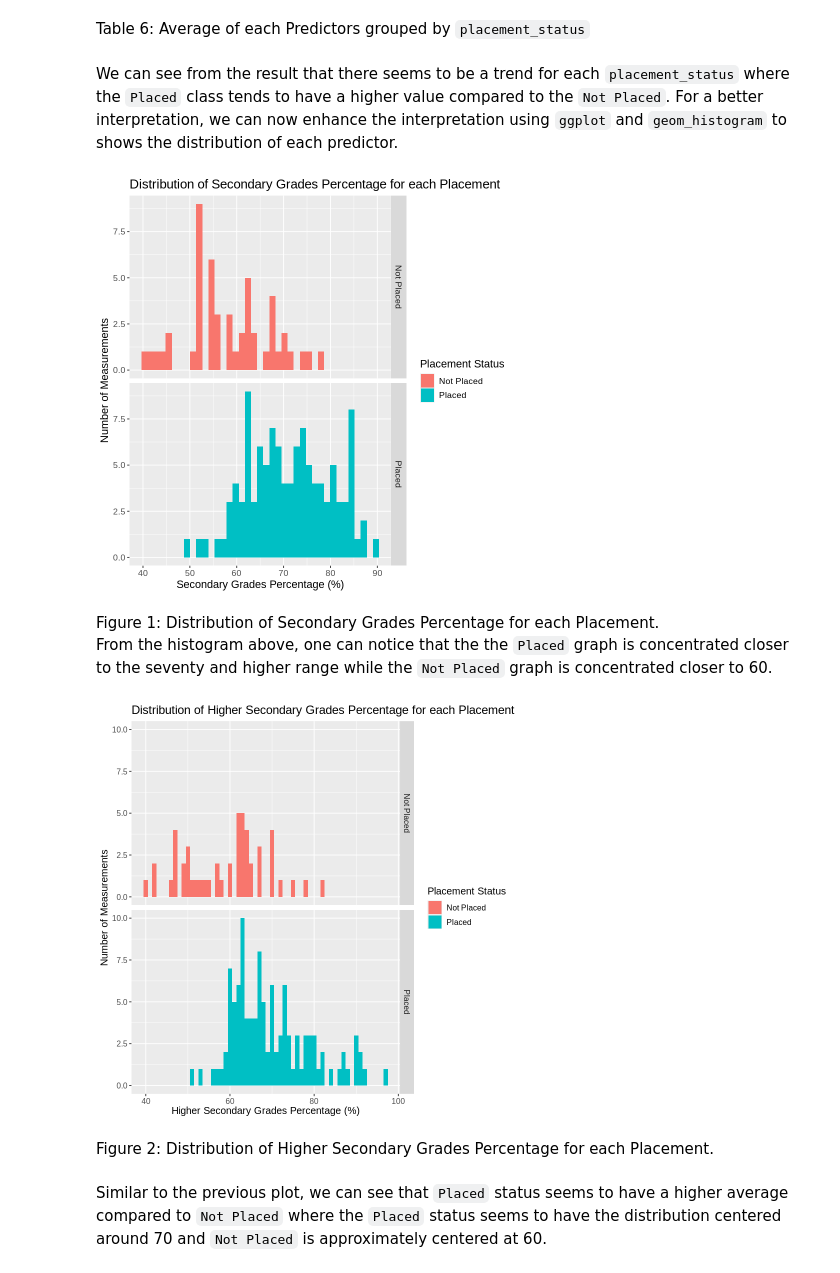
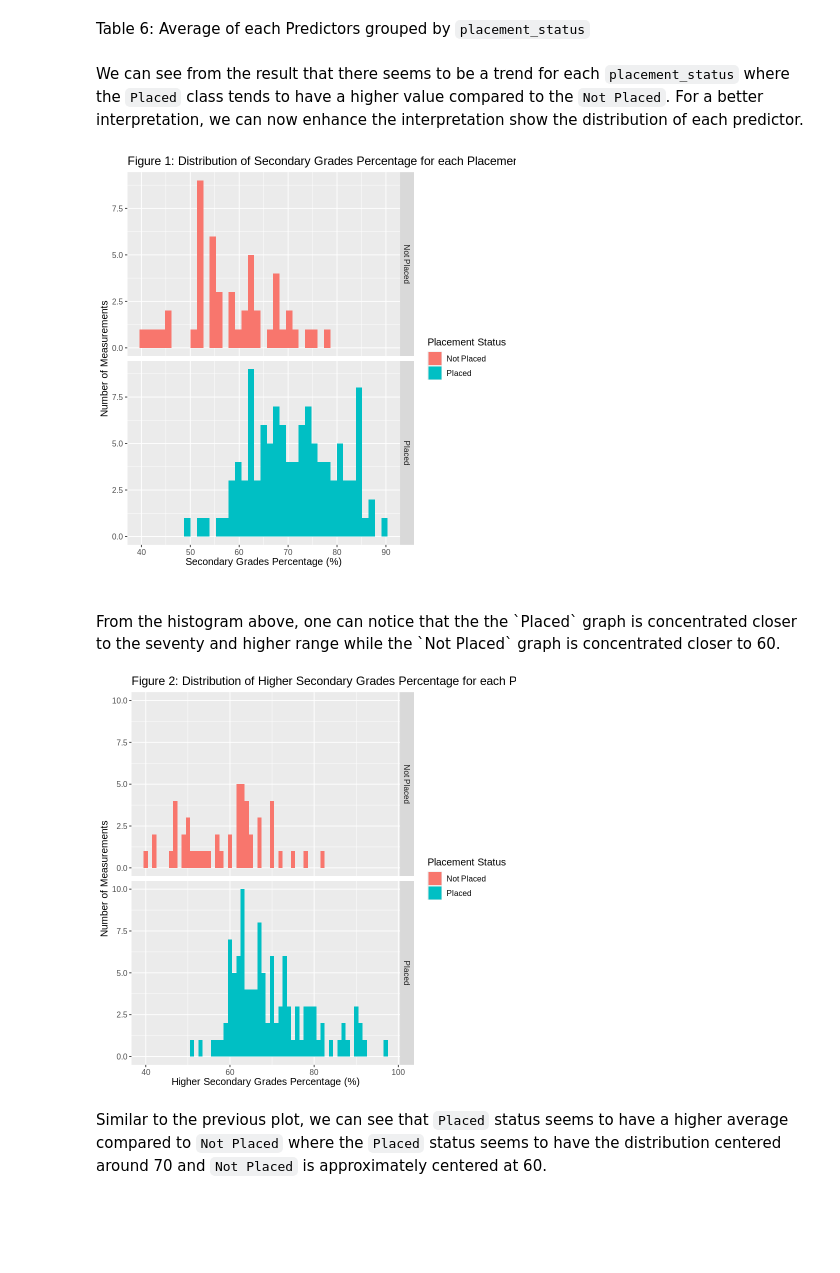
Before and after one commit to Chuewy/DSCI100-27, a Jupyter notebook: Project Report.ipynb, the cells around one changed output. Saved outputs shown, nothing was run; the diff lists cells and outputs as text; code cells hidden in the pictures; blank space fills up the shorter version.

```diff
--- a/Project Report.ipynb
+++ b/Project Report.ipynb
@@ -214,22 +214,22 @@ A tibble: 2 × 6
 # %% [markdown]
 Table 6: Average of each Predictors grouped by `placement_status`
 # %% [markdown]
-We can see from the result that there seems to be a trend for each `placement_status` where the `Placed` class tends to have a higher value compared to the `Not Placed`. For a better interpretation, we can now enhance the interpretation using `ggplot` and `geom_histogram` to shows the distribution of each predictor.
+We can see from the result that there seems to be a trend for each `placement_status` where the `Placed` class tends to have a higher value compared to the `Not Placed`. For a better interpretation, we can now enhance the interpretation show the distribution of each predictor.
 # %%
 sec_grade_plot <- training_data |>
                    ggplot(aes(x = sec_grade_percent, fill = placement_status)) +
                    geom_histogram(bins = 30, binwidth = 1.3) +
                    facet_grid(rows = vars(placement_status)) +
                    labs(x = "Secondary Grades Percentage (%)",
                    y = "Number of Measurements",
                    fill = "Placement Status") +
-                   theme(text = element_text(size = 13)) +
-                   ggtitle("Distribution of Secondary Grades Percentage for each Placement")
+                   theme(text = element_text(size = 12)) +
+                   ggtitle("Figure 1: Distribution of Secondary Grades Percentage for each Placement.")
 sec_grade_plot
 # %% [output]
-[figure, old version]
+[figure, new version]
 # %% [markdown]
-Figure 1: Distribution of Secondary Grades Percentage for each Placement.
+
 <br>
 From the histogram above, one can notice that the the `Placed` graph is concentrated closer to the seventy and higher range while the `Not Placed` graph is concentrated closer to 60.
 # %%
@@ -241,12 +241,10 @@ h_sec_plot <- training_data |>
                    y = "Number of Measurements",
                    fill = "Placement Status") +
                    theme(text = element_text(size = 12)) +
-                   ggtitle("Distribution of Higher Secondary Grades Percentage for each Placement")
+                   ggtitle("Figure 2: Distribution of Higher Secondary Grades Percentage for each Placement")
 h_sec_plot
 # %% [output]
-[figure, old version]
+[figure, new version]
-# %% [markdown]
-Figure 2: Distribution of Higher Secondary Grades Percentage for each Placement.
 # %% [markdown]
 Similar to the previous plot, we can see that `Placed` status seems to have a higher average compared to `Not Placed` where the `Placed` status seems to have the distribution centered around 70 and `Not Placed` is approximately centered at 60.
 # %%
```
Also changed, not shown: parts of 10 cells of this notebook.
